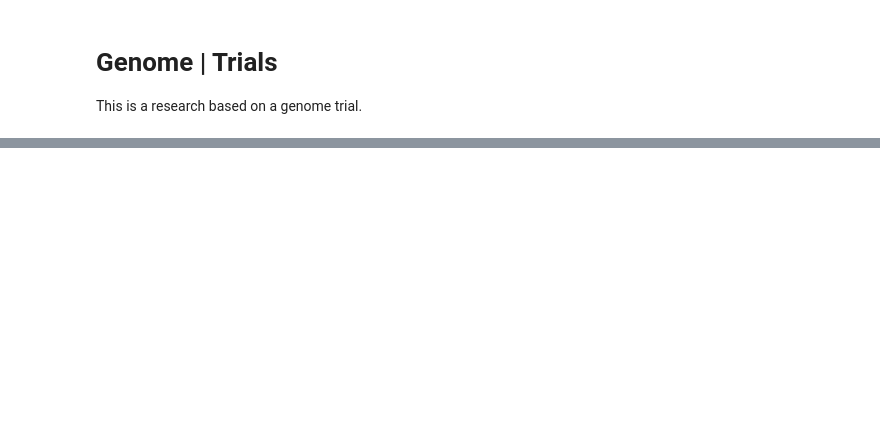
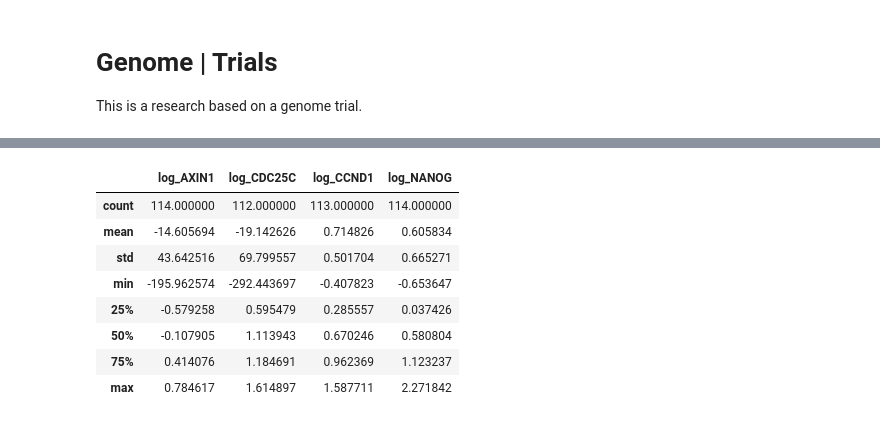
Before and after one commit to epappas/datascience, a Jupyter notebook: biomed_01_2021/biomed_01_2021.ipynb, the cells around one changed output, grey strips where cells are left out. Cells and saved outputs as stored; diff of their text form; code cells hidden in the pictures; blank space fills up the shorter version.

```diff
--- a/biomed_01_2021/biomed_01_2021.ipynb
+++ b/biomed_01_2021/biomed_01_2021.ipynb
@@ -20,0 +55,12 @@ df = pd.read_csv("genes2.csv")
+# %%
+df.describe()
+# %% [output]
+|  | log_AXIN1 | log_CDC25C | log_CCND1 | log_NANOG |
+| count | 114.000000 | 112.000000 | 113.000000 | 114.000000 |
+| mean | -14.605694 | -19.142626 | 0.714826 | 0.605834 |
+| std | 43.642516 | 69.799557 | 0.501704 | 0.665271 |
+| min | -195.962574 | -292.443697 | -0.407823 | -0.653647 |
+| 25% | -0.579258 | 0.595479 | 0.285557 | 0.037426 |
+| 50% | -0.107905 | 1.113943 | 0.670246 | 0.580804 |
+| 75% | 0.414076 | 1.184691 | 0.962369 | 1.123237 |
+| max | 0.784617 | 1.614897 | 1.587711 | 2.271842 |
```
Also changed, not shown: parts of 19 cells of this notebook, 1 other file.
